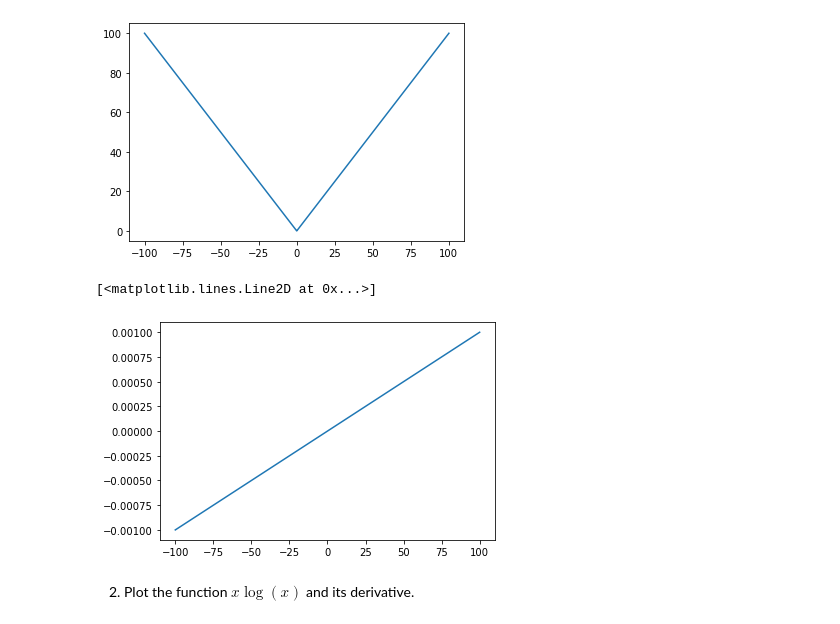
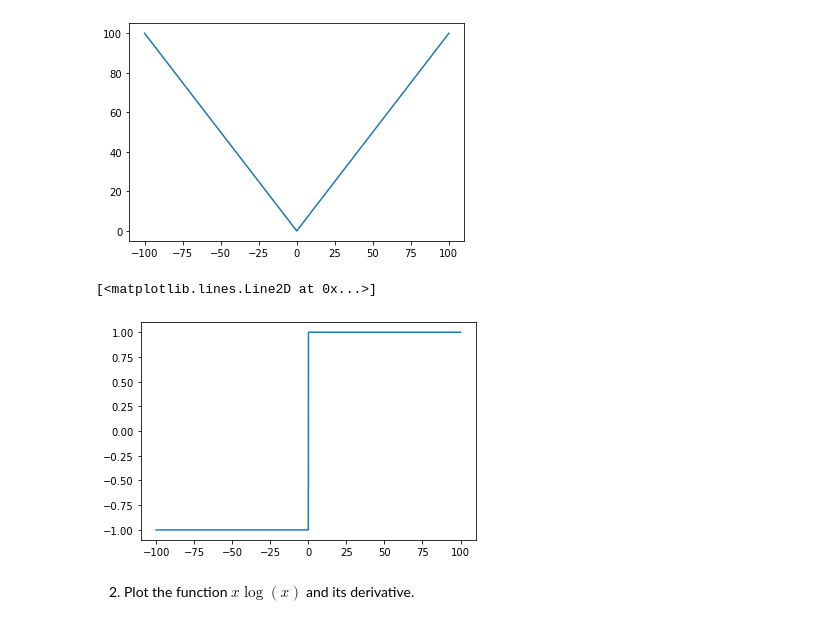
Before and after one commit to Islompulatov/strive_exer_ai_feb22, a Jupyter notebook: Chapter 01/12. Calculus/Drawing Functions in Python.ipynb, the cells around one changed output. Cells and saved outputs as stored; diff of their text form; code cells hidden in the pictures.

```diff
--- a/Chapter 01/12. Calculus/Drawing Functions in Python.ipynb
+++ b/Chapter 01/12. Calculus/Drawing Functions in Python.ipynb
@@ -263,16 +263,19 @@ That is actually the plot of $\frac{1}{x}$!
 1. Plot the absolute value of x and its derivative. Choose an interval to have a nice looking shape.
 # %%
 x = np.linspace(-100, 100, 10000)
-plt.plot(x, np.abs(x))
+def abs_func(x):
+    return np.abs(x)
+y = abs_func(x)
+plt.plot(x, y)
 # %% [output]
 [<matplotlib.lines.Line2D at 0x...>]
 [figure]
 # %%
-abs_derivate = derivative(np.abs, x, 100000)
+abs_derivate = derivative(abs_func, x, dx=1e-6)
 plt.plot(x,abs_derivate)
 # %% [output]
 [<matplotlib.lines.Line2D at 0x...>]
-[figure, old version]
+[figure, new version]
 # %% [markdown]
 2. Plot the function $x\log(x)$ and its derivative.
 # %%
```
